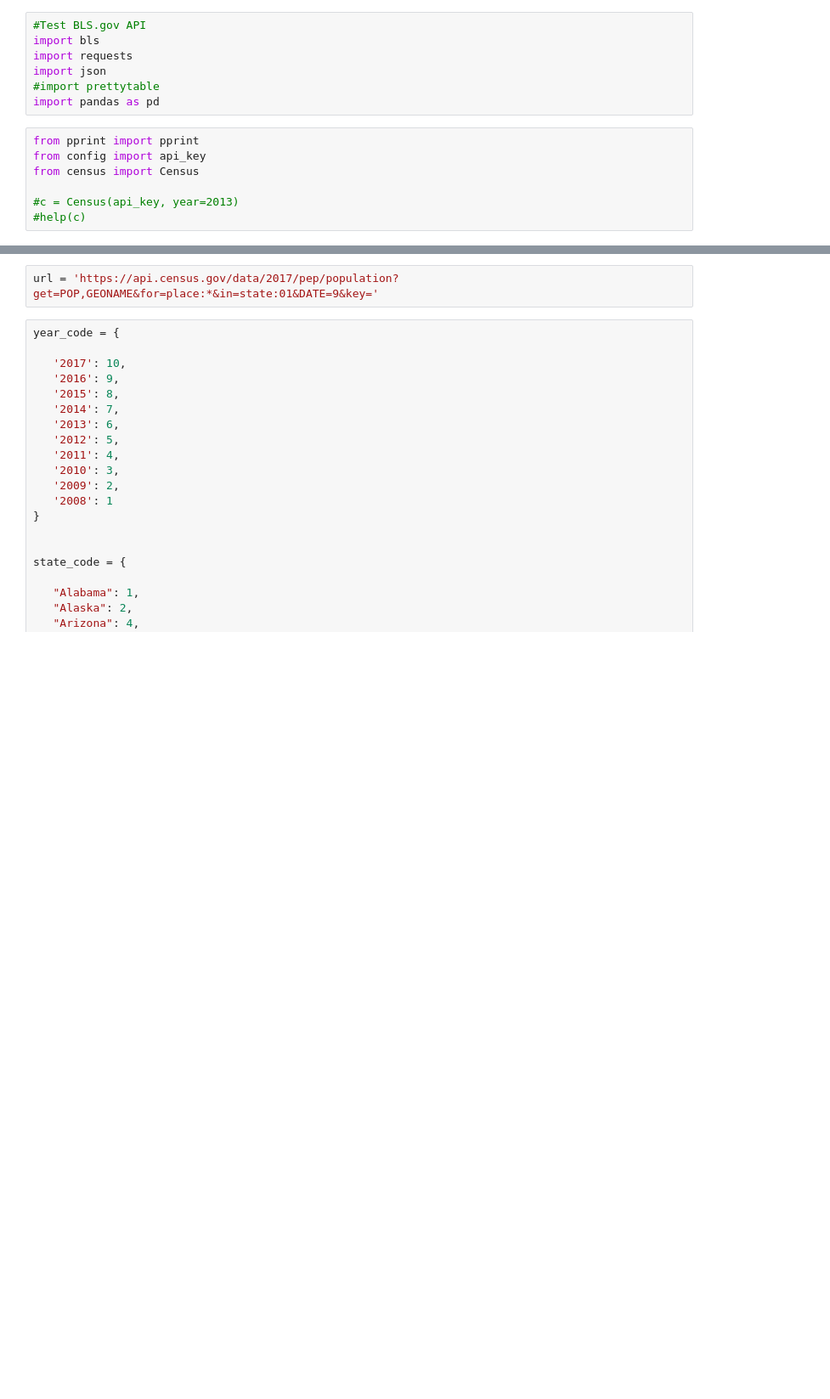
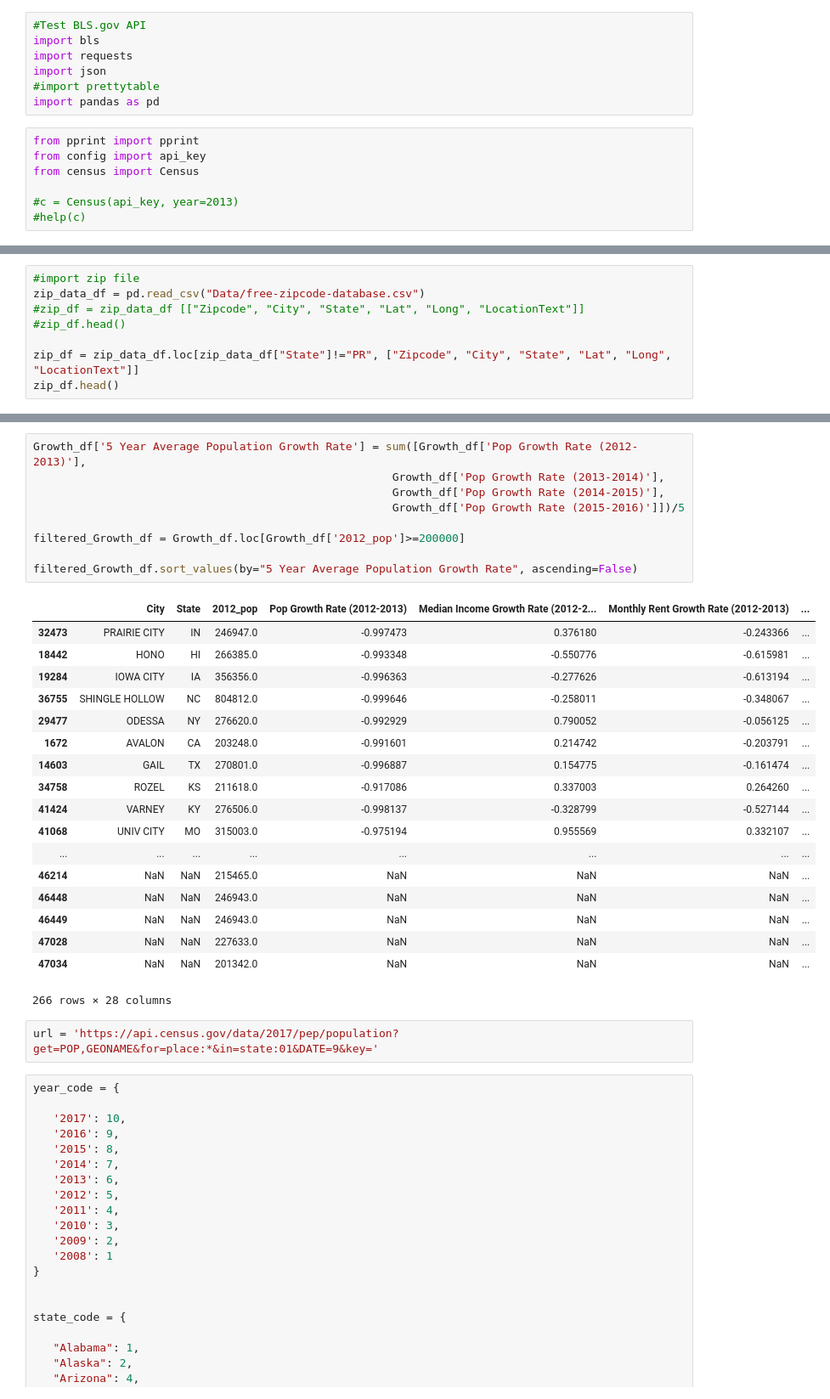
Before and after one commit to paulinatharail/Project_1_Fastest_Growing_Cities, a Jupyter notebook: Census_API.ipynb, the cells around one changed output, grey strips where cells are left out. Shown at 85% size. Drawn from its saved outputs; the diff is of its cells as text; blank space fills up the shorter version.

Commit message:
1110_popGrowth

```diff
--- a/Census_API.ipynb
+++ b/Census_API.ipynb
@@ -84,0 +53,8 @@ CensusException: <html><head><title>Error report</title><style><!--H1 {font-fami
+# %%
+#import zip file
+zip_data_df = pd.read_csv("Data/free-zipcode-database.csv")
+#zip_df = zip_data_df [["Zipcode", "City", "State", "Lat", "Long", "LocationText"]]
+#zip_df.head()
+
+zip_df = zip_data_df.loc[zip_data_df["State"]!="PR", ["Zipcode", "City", "State", "Lat", "Long", "LocationText"]]
+zip_df.head()
@@ -85,3 +207,31 @@ CensusException: <html><head><title>Error report</title><style><!--H1 {font-fami
+# %%
+Growth_df['5 Year Average Population Growth Rate'] = sum([Growth_df['Pop Growth Rate (2012-2013)'],
+                                                      Growth_df['Pop Growth Rate (2013-2014)'],
+                                                      Growth_df['Pop Growth Rate (2014-2015)'],
+                                                      Growth_df['Pop Growth Rate (2015-2016)']])/5
+
+filtered_Growth_df = Growth_df.loc[Growth_df['2012_pop']>=200000]
+
+filtered_Growth_df.sort_values(by="5 Year Average Population Growth Rate", ascending=False)
+# %% [output]
+|  | City | State | 2012_pop | Pop Growth Rate (2012-2013) | Median Income Growth Rate (2012-2... | Monthly Rent Growth Rate (2012-2013) | ... |
+| 32473 | PRAIRIE CITY | IN | 246947.0 | -0.997473 | 0.376180 | -0.243366 | ... |
+| 18442 | HONO | HI | 266385.0 | -0.993348 | -0.550776 | -0.615981 | ... |
+| 19284 | IOWA CITY | IA | 356356.0 | -0.996363 | -0.277626 | -0.613194 | ... |
+| 36755 | SHINGLE HOLLOW | NC | 804812.0 | -0.999646 | -0.258011 | -0.348067 | ... |
+| 29477 | ODESSA | NY | 276620.0 | -0.992929 | 0.790052 | -0.056125 | ... |
+| 1672 | AVALON | CA | 203248.0 | -0.991601 | 0.214742 | -0.203791 | ... |
+| 14603 | GAIL | TX | 270801.0 | -0.996887 | 0.154775 | -0.161474 | ... |
+| 34758 | ROZEL | KS | 211618.0 | -0.917086 | 0.337003 | 0.264260 | ... |
+| 41424 | VARNEY | KY | 276506.0 | -0.998137 | -0.328799 | -0.527144 | ... |
+| 41068 | UNIV CITY | MO | 315003.0 | -0.975194 | 0.955569 | 0.332107 | ... |
+| ... | ... | ... | ... | ... | ... | ... | ... |
+| 46214 | NaN | NaN | 215465.0 | NaN | NaN | NaN | ... |
+| 46448 | NaN | NaN | 246943.0 | NaN | NaN | NaN | ... |
+| 46449 | NaN | NaN | 246943.0 | NaN | NaN | NaN | ... |
+| 47028 | NaN | NaN | 227633.0 | NaN | NaN | NaN | ... |
+| 47034 | NaN | NaN | 201342.0 | NaN | NaN | NaN | ... |
+266 rows × 28 columns
 # %%
 url = 'https://api.census.gov/data/2017/pep/population?get=POP,GEONAME&for=place:*&in=state:01&DATE=9&key='
 # %%
```
Also changed, not shown: parts of 8 cells of this notebook, 1 other file.
